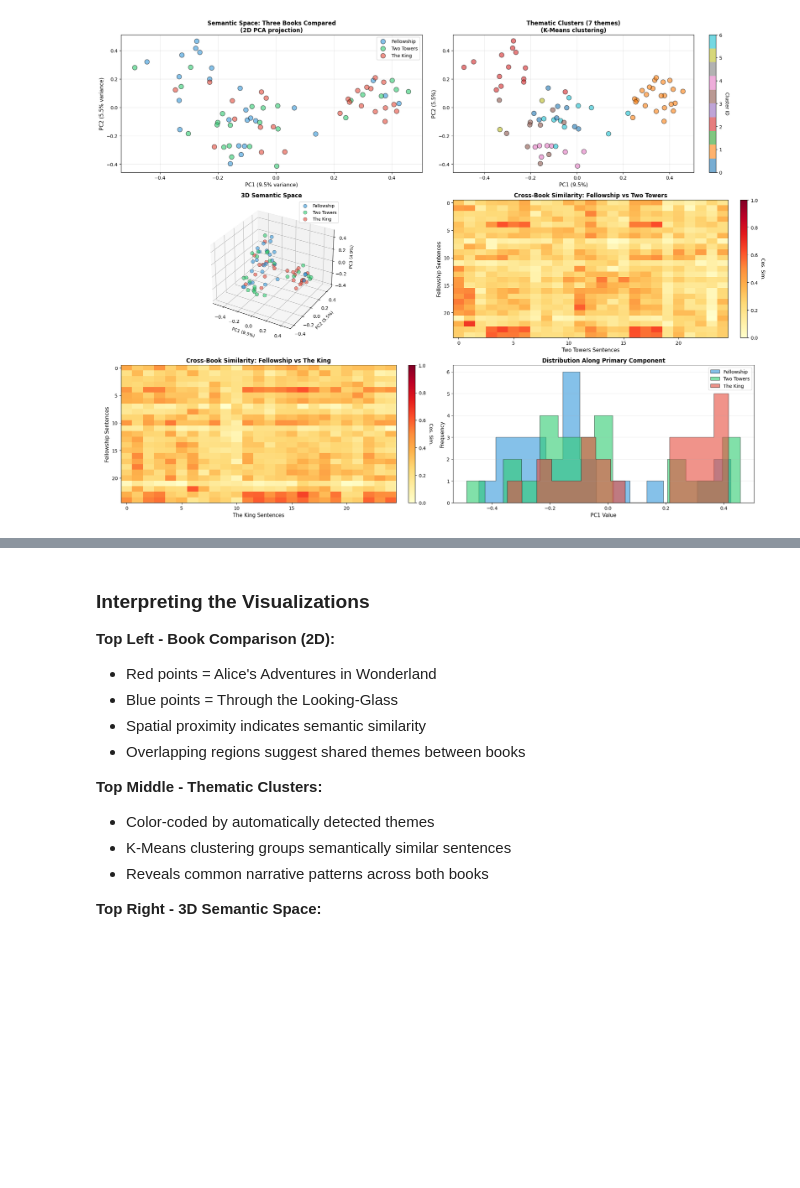
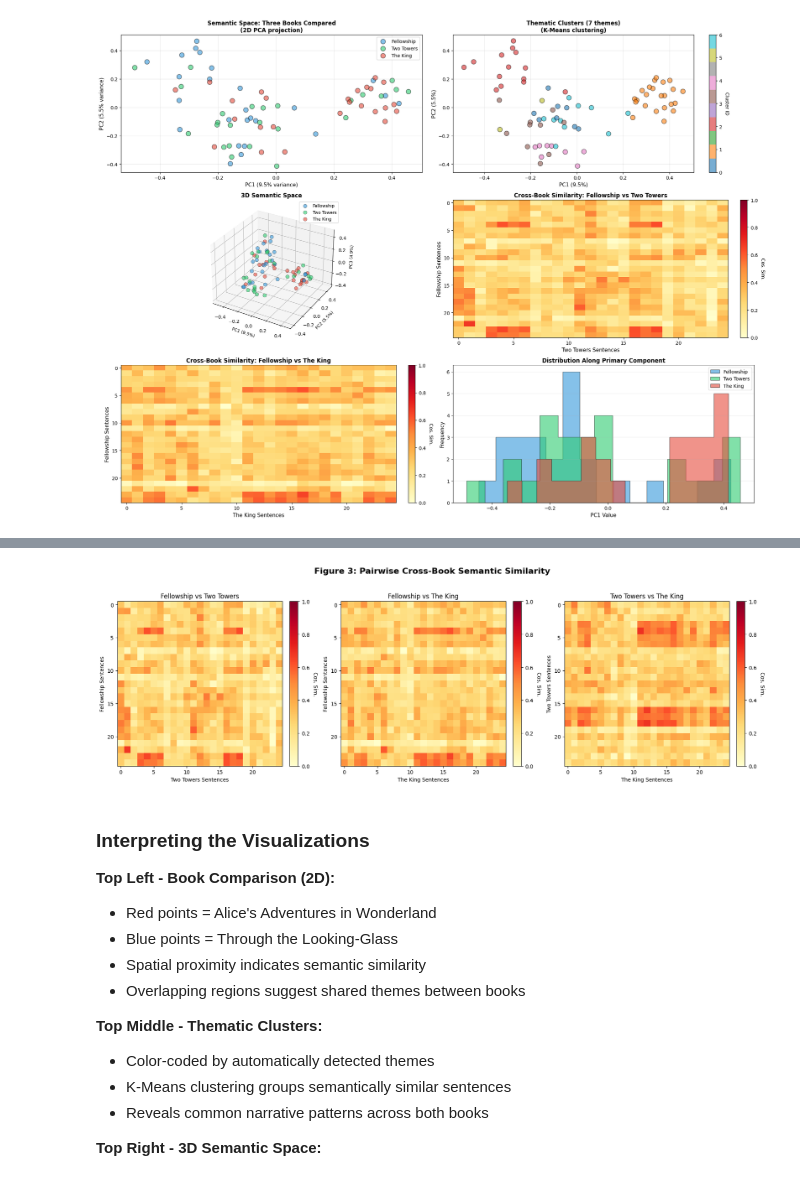
Before and after one commit to Team-DVA/applied-NLP-week3, a Jupyter notebook: notebooks/3_2_AppliedNLP_Session3_Sentence_Embeddings_Advanced.ipynb, the cells around one changed output, grey strips where cells are left out. Cells and saved outputs as stored; diff of their text form; code cells hidden in the pictures; blank space fills up the shorter version.

```diff
--- a/notebooks/3_2_AppliedNLP_Session3_Sentence_Embeddings_Advanced.ipynb
+++ b/notebooks/3_2_AppliedNLP_Session3_Sentence_Embeddings_Advanced.ipynb
@@ -380,3 +461,43 @@ plt.show()
+# %%
+# --- Figure 3: Cross-Book Parallels (Similarity Matrices) ---
+fig3 = plt.figure(figsize=(18, 6))
+plt.suptitle('Figure 3: Pairwise Cross-Book Semantic Similarity', fontsize=16, fontweight='bold')
+
+# --- Define Embeddings and Similarity Data (Reused from Cell 7) ---
+# F_emb, TT_emb, K_emb are defined in Cell 7
+# cross_similarity_ftt, cross_similarity_fk are defined in Cell 7
+# We still need the TT vs K matrix:
+cross_similarity_tk = util.cos_sim(TT_emb, K_emb).numpy()
+
+# --- Plot 3.1: F vs TT Similarity Matrix ---
+ax1 = fig3.add_subplot(1, 3, 1)
+
+im_ftt = ax1.imshow(cross_similarity_ftt, cmap='YlOrRd', aspect='auto', vmin=0, vmax=1)
+plt.colorbar(im_ftt, ax=ax1, fraction=0.046, pad=0.04).set_label('Cos. Sim.', rotation=270, labelpad=15, fontsize=10)
+ax1.set_xlabel('Two Towers Sentences')
+ax1.set_ylabel('Fellowship Sentences')
+ax1.set_title('Fellowship vs Two Towers')
+
+# --- Plot 3.2: F vs K Similarity Matrix ---
+ax2 = fig3.add_subplot(1, 3, 2)
+im_fk = ax2.imshow(cross_similarity_fk, cmap='YlOrRd', aspect='auto', vmin=0, vmax=1)
+plt.colorbar(im_fk, ax=ax2, fraction=0.046, pad=0.04).set_label('Cos. Sim.', rotation=270, labelpad=15, fontsize=10)
+ax2.set_xlabel('The King Sentences')
+ax2.set_ylabel('Fellowship Sentences')
+ax2.set_title('Fellowship vs The King')
+
+# --- Plot 3.3: TT vs K Similarity Matrix ---
+ax3 = fig3.add_subplot(1, 3, 3)
+im_tk = ax3.imshow(cross_similarity_tk, cmap='YlOrRd', aspect='auto', vmin=0, vmax=1)
+plt.colorbar(im_tk, ax=ax3, fraction=0.046, pad=0.04).set_label('Cos. Sim.', rotation=270, labelpad=15, fontsize=10)
+ax3.set_xlabel('The King Sentences')
+ax3.set_ylabel('Two Towers Sentences')
+ax3.set_title('Two Towers vs The King')
+
+plt.tight_layout(rect=[0, 0, 1, 0.95])
+plt.show()
+# %% [output]
+[figure, added]
 # %% [markdown]
 ### Interpreting the Visualizations
 
```
Also changed, not shown: parts of 2 cells of this notebook.
